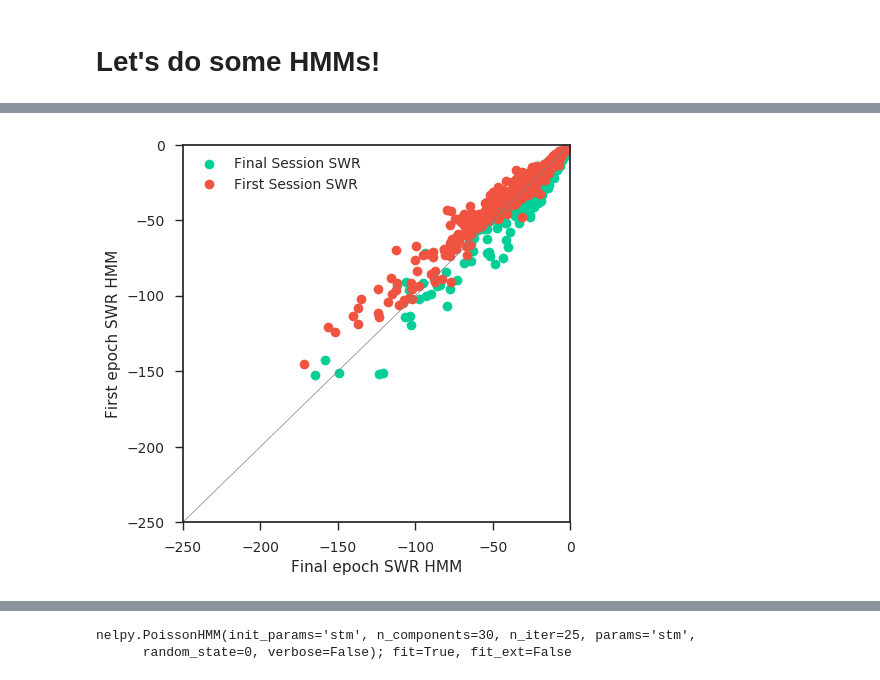
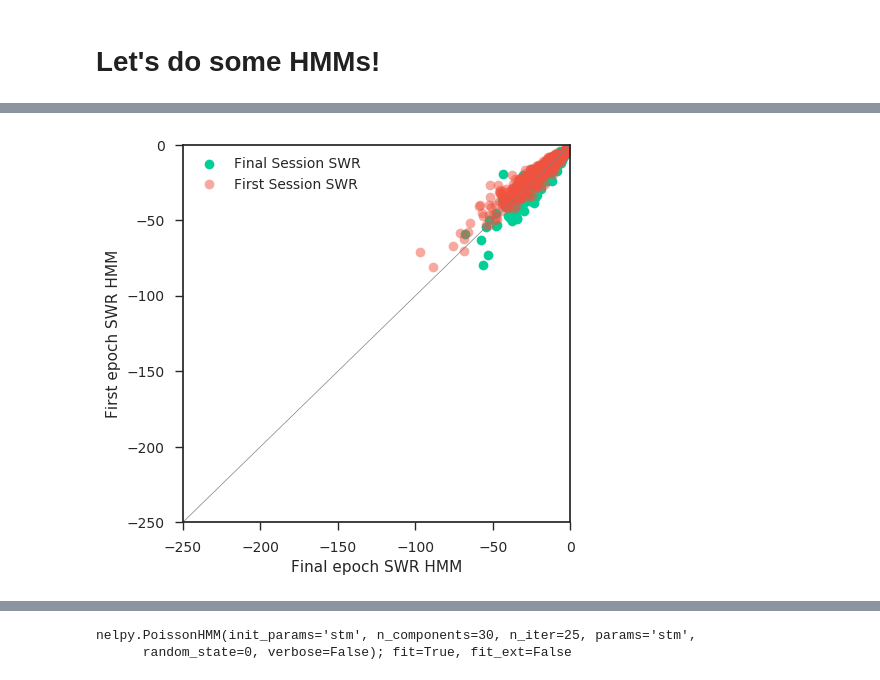
Before and after one commit to justindshin/WMazeExploratoryHMM, a Jupyter notebook: JustinWMazeHMM.ipynb, the cells around one changed output, grey strips where cells are left out. Cells and saved outputs as stored; diff of their text form; code cells hidden in the pictures.

```diff
--- a/JustinWMazeHMM.ipynb
+++ b/JustinWMazeHMM.ipynb
@@ -89,6 +94,6 @@ for dat in spikedata:
 # %% [markdown]
 # Make an Epoch Array of the session data
 # %%
-session_bounds = nel.EpochArray(timeranges[(3,0)])
+session_bounds = nel.EpochArray(timeranges[(1,0)]) #pick a tet cell combo that exists
 print(session_bounds)
 # %% [output]
@@ -117,8 +121,14 @@ with npl.FigureManager(show=True, figsize=(30,4)) as (fig, ax):
 #epochlist = [0, 1, 2, 3, 4, 5, 6, 7, 8, 9, 10, 11, 12, 13, 14, 15, 16]
 #ca1tet = [4, 5, 6, 7, 8, 9, 10, 11, 12, 13, 20, 21, 22, 23, 24, 25] #JS15
 #pfctet = [0, 1, 2, 3, 14, 15, 16, 17, 18, 19, 27, 28, 29, 30, 31]  #JS15
-ca1tet = [7, 8, 9, 10, 11, 12, 13, 14, 15, 16, 21, 22, 23, 24, 25, 26] #KL8
-pfctet = [1, 2, 3, 4, 5, 6, 17, 18, 19, 20, 27, 28, 29, 30, 31, 32] #KL8
+#ca1tet = [7, 8, 9, 10, 11, 12, 13, 14, 15, 16, 21, 22, 23, 24, 25, 26] #KL8
+#pfctet = [1, 2, 3, 4, 5, 6, 17, 18, 19, 20, 27, 28, 29, 30, 31, 32] #KL8
+#ca1tet = [6, 7, 8, 9, 10, 11, 12, 13, 14, 15, 21, 22, 23, 24, 25, 26] #JS14
+#pfctet = [1, 2, 3, 4, 5, 16, 17, 18, 19, 20, 27, 28, 29, 30, 31, 32] #JS14
+#ca1tet = [5, 6, 7, 8, 9, 10, 11, 12, 13, 14, 21, 22, 23, 24, 25, 26] #JS12
+#pfctet = [1, 2, 3, 4, 15, 16, 17, 18, 19, 20, 27, 28, 29, 30, 31, 32] #JS12
+ca1tet = [6, 7, 8, 9, 10, 11, 12, 13, 14, 15, 21, 22, 23, 24, 25, 26] #JS13
+pfctet = [1, 2, 3, 4, 5, 16, 17, 18, 19, 20, 27, 28, 29, 30, 31, 32] #JS13
 #pfctet = [0, 1, 2, 3, 4, 15, 16, 17, 18, 19, 26, 28, 29, 30, 31]; #ER1
 
 ca1_spikes = []
@@ -233,7 +239,8 @@ hp_pyrs = [list(spiketimes.keys()).index(tup) for tup in map(tuple,hpidx)]
 # %% [markdown]
 # Load position data and start munging it!
 # %%
-mat = scipy.io.loadmat(datadir + 'KL8pos01.mat',
+#Load position
+mat = scipy.io.loadmat(datadir + 'JS13pos01.mat',
                        struct_as_record=False, squeeze_me=True)
 # %%
 def load_pos(mat) :
@@ -379,7 +386,7 @@ ax = npl.plot2d(pos[session_bounds[15]].simplify(n_points=20000), lw=1, color='g
 # %% [markdown]
 # Load ripple times to exclude from place cell analysis
 # %%
-mat = scipy.io.loadmat(datadir + 'kl8rippletime01.mat',
+mat = scipy.io.loadmat(datadir + 'JS13rippletime01.mat',
                        struct_as_record=False, squeeze_me=True)
 
 ripmat = np.concatenate([np.vstack((r.starttime, r.endtime)) for r in mat['ripple']],1)
@@ -790,12 +810,12 @@ print(len(logprob_SWR_11), len(logprob_SWR_88))
 # %%
 with npl.FigureManager(show=True, figsize=(5, 5), dpi=100, nrows=1, ncols=1) as (fig, ax):
-    ax.plot(logprob_SWR_88,logprob_SWR_18,'o')
-    ax.plot(logprob_SWR_81,logprob_SWR_11,'o')
+    ax.plot(logprob_SWR_88,logprob_SWR_18,'o',alpha=1)
+    ax.plot(logprob_SWR_81,logprob_SWR_11,'o',alpha=0.5)
     ax.plot([-250,0],[-250,0], lw=0.5, color='grey')
     ax.set_xlim(-250,0)
     ax.set_ylim(-250,0)
     ax.set_xlabel('Final epoch SWR HMM')
     ax.set_ylabel('First epoch SWR HMM')
     ax.legend(['Final Session SWR','First Session SWR'])
 # %% [output]
-[figure, old version]
+[figure, new version]
```
Also changed, not shown: parts of 52 cells of this notebook.
